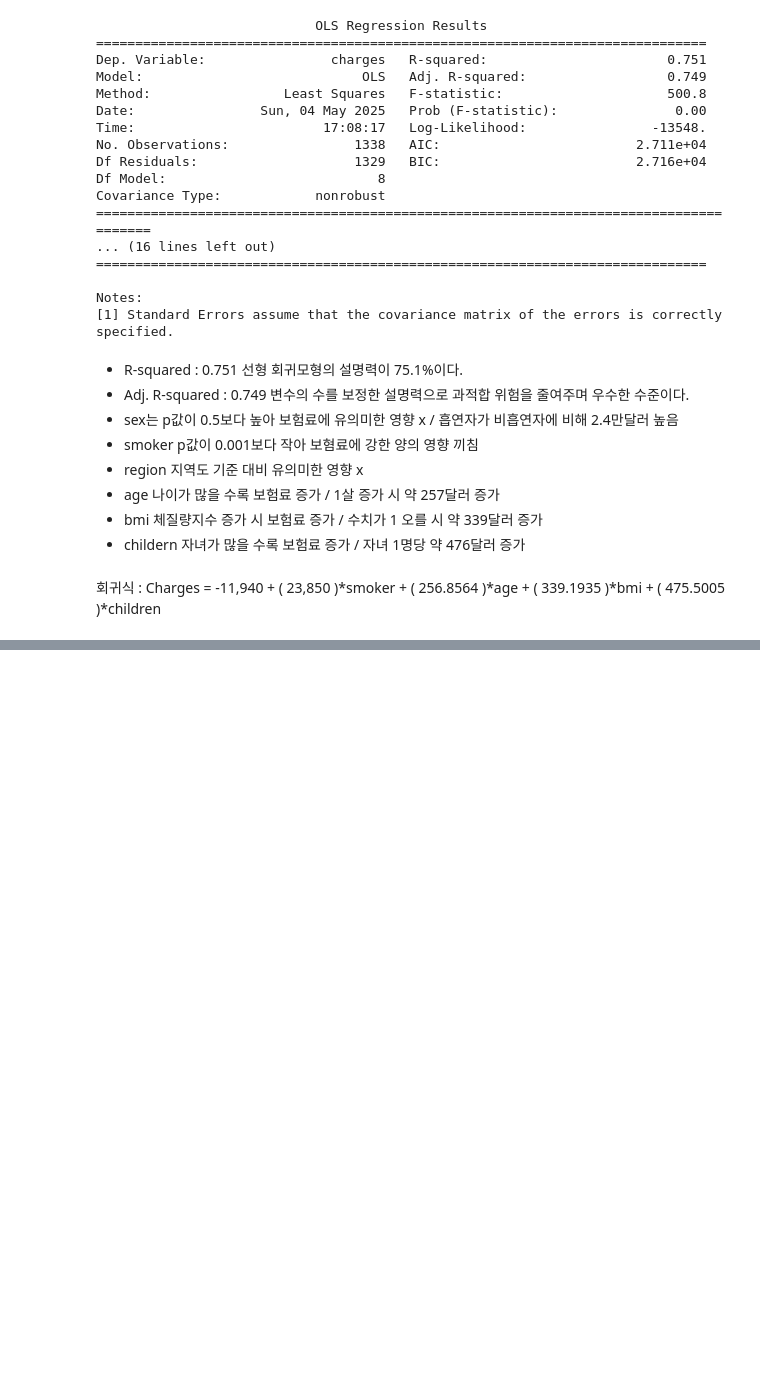
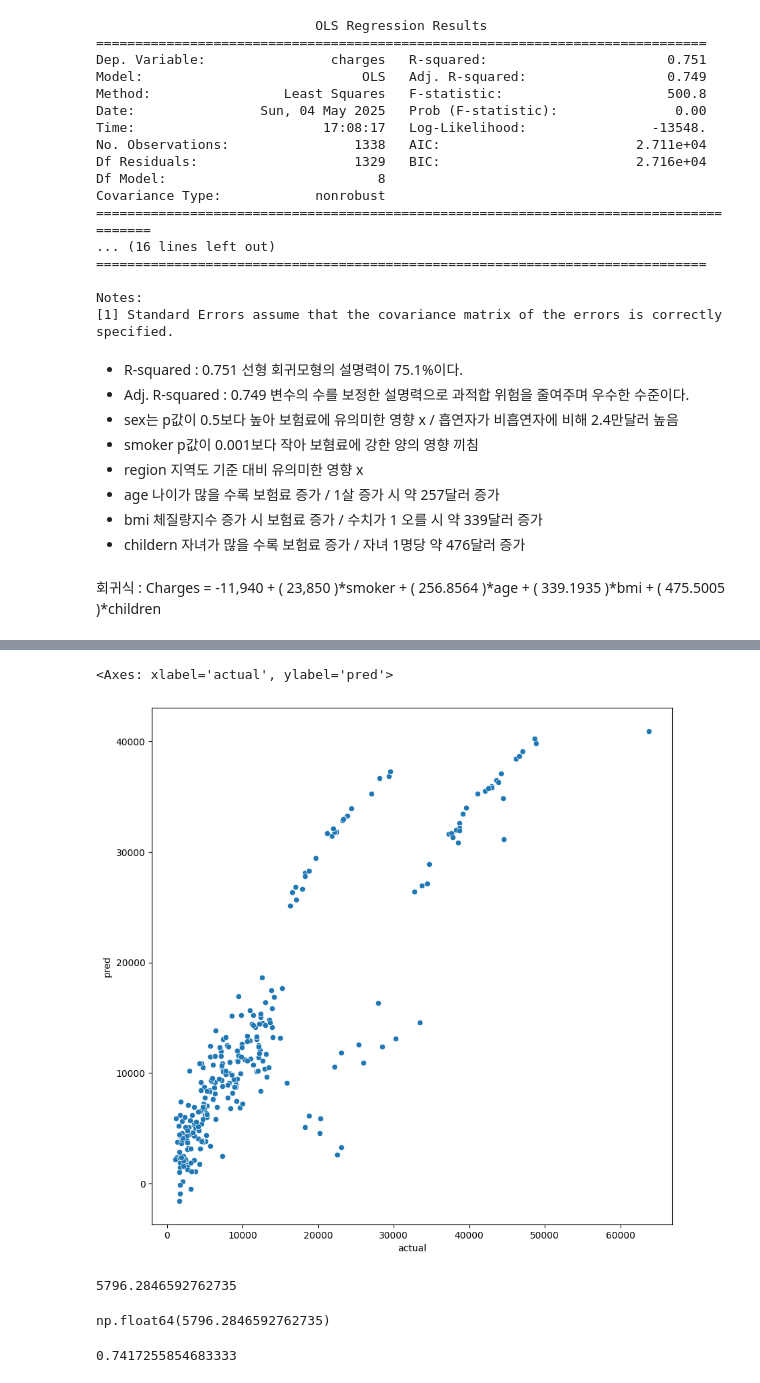
Before and after one commit to eungjimukji/py_education, a Jupyter notebook: 의료보험데이터.ipynb, the cells around one changed output, grey strips where cells are left out. Drawn from its saved outputs; the diff is of its cells as text; code cells hidden in the pictures; blank space fills up the shorter version.

```diff
--- a/의료보험데이터.ipynb
+++ b/의료보험데이터.ipynb
@@ -98,0 +101,19 @@ Notes:
+# %%
+X = df.drop('charges', axis=1)
+y = df['charges']
+
+# One-Hot Encoding
+X_encoded = pd.get_dummies(X, drop_first=True)
+
+# 학습용/테스트용 분할
+X_train, X_test, y_train, y_test = train_test_split(X_encoded, y, test_size=0.2, random_state=42)
+
+# 모델 학습
+model = LinearRegression()
+model.fit(X_train, y_train)
+
+# 예측
+pred = model.predict(X_test)
+# %%
+comparison = pd.DataFrame({'actual' : y_test, 'pred':pred})
+comparison
@@ -98,0 +134,24 @@ Notes:
+# %%
+import matplotlib.pyplot as plt
+import seaborn as sns
+
+plt.figure(figsize = (10,10))
+sns.scatterplot(x = 'actual', y='pred', data = comparison)
+# %% [output]
+<Axes: xlabel='actual', ylabel='pred'>
+[figure, added]
+# %%
+from sklearn.metrics import mean_squared_error
+mean_squared_error(y_test,pred) ** 0.5    # RMSE 실행
+# %% [output]
+5796.2846592762735
+# %%
+import numpy as np
+
+np.sqrt(mean_squared_error(y_test, pred))  # 수동으로 계산
+# %% [output]
+np.float64(5796.2846592762735)
+# %%
+model.score(X_train, y_train)
+# %% [output]
+0.7417255854683333
```
Also changed, not shown: parts of 6 cells of this notebook.
